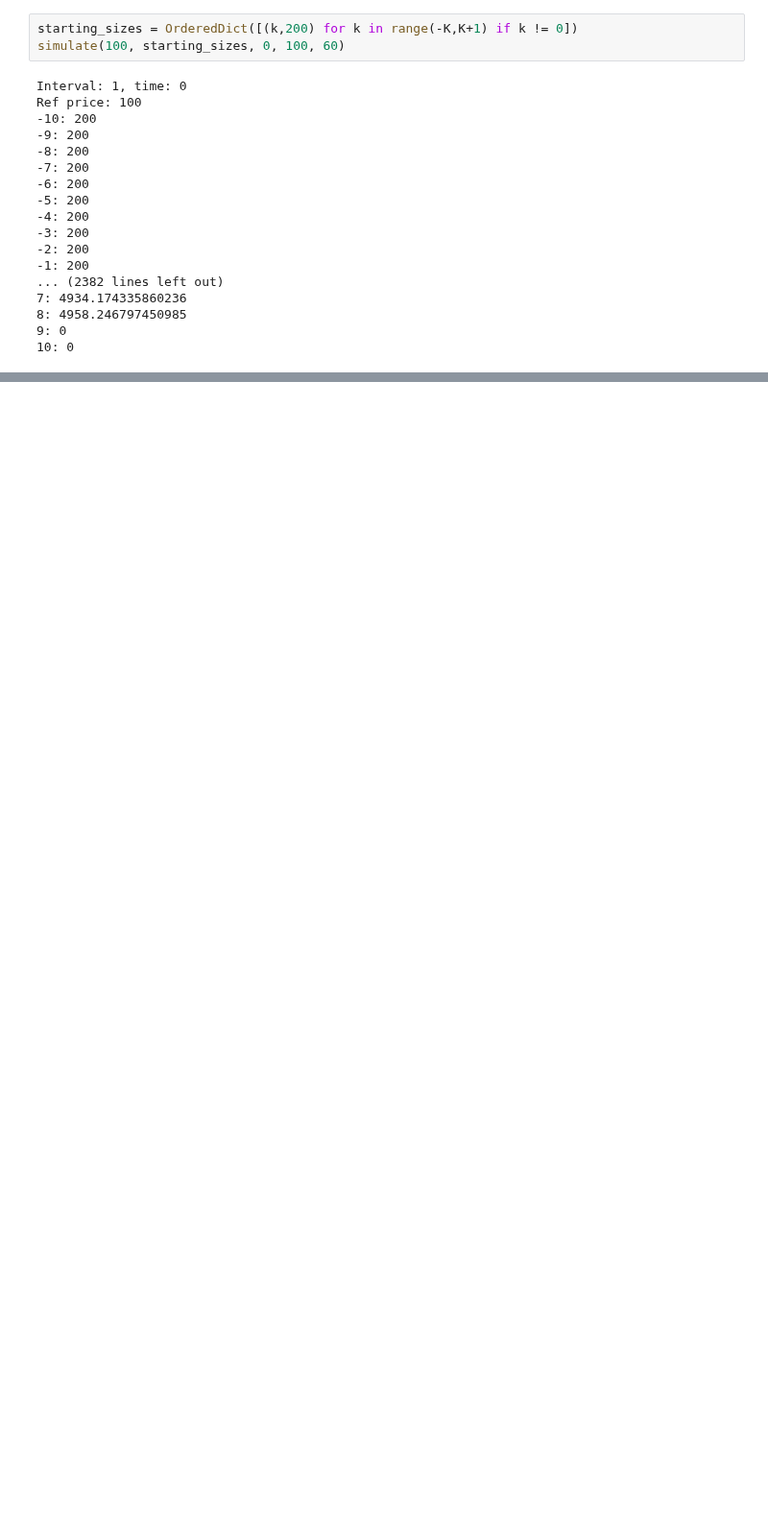
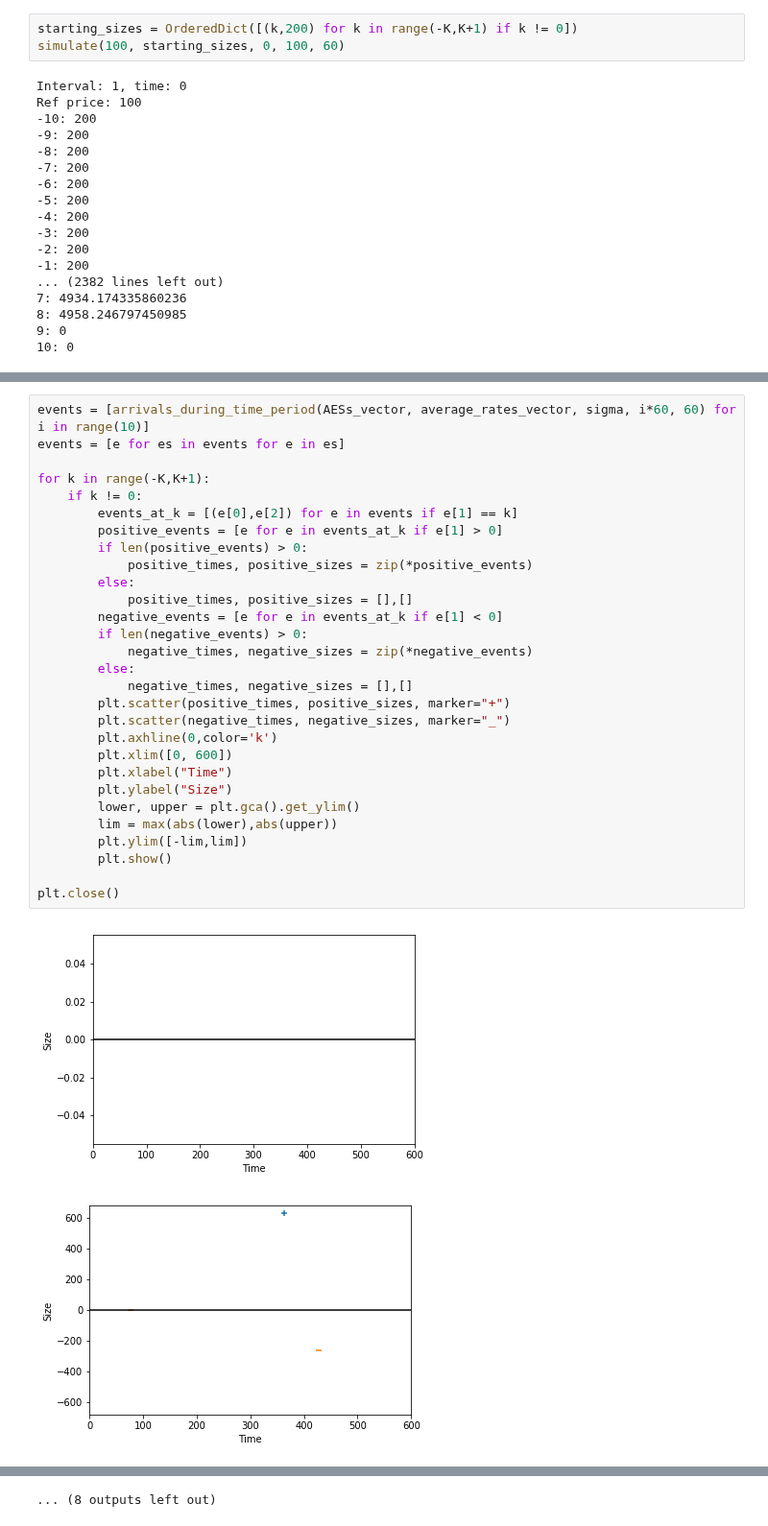
Before and after one commit to aw21/Thesis, a Jupyter notebook: Correlations.ipynb, the cells around one changed output, grey strips where cells are left out. Shown at 96% size. Drawn from its saved outputs; the diff is of its cells as text; blank space fills up the shorter version.

Commit message:
Plotted events

```diff
--- a/Correlations.ipynb
+++ b/Correlations.ipynb
@@ -585,0 +588,32 @@ Ref price: 100
+# %%
+events = [arrivals_during_time_period(AESs_vector, average_rates_vector, sigma, i*60, 60) for i in range(10)]
+events = [e for es in events for e in es]
+
+for k in range(-K,K+1):
+    if k != 0:
+        events_at_k = [(e[0],e[2]) for e in events if e[1] == k]
+        positive_events = [e for e in events_at_k if e[1] > 0]
+        if len(positive_events) > 0:
+            positive_times, positive_sizes = zip(*positive_events)
+        else:
+            positive_times, positive_sizes = [],[]
+        negative_events = [e for e in events_at_k if e[1] < 0]
+        if len(negative_events) > 0:
+            negative_times, negative_sizes = zip(*negative_events)
+        else:
+            negative_times, negative_sizes = [],[]
+        plt.scatter(positive_times, positive_sizes, marker="+")
+        plt.scatter(negative_times, negative_sizes, marker="_")
+        plt.axhline(0,color='k')
+        plt.xlim([0, 600])
+        plt.xlabel("Time")
+        plt.ylabel("Size")
+        lower, upper = plt.gca().get_ylim()
+        lim = max(abs(lower),abs(upper))
+        plt.ylim([-lim,lim])
+        plt.show()
+
+plt.close()
+# %% [output]
+[figure, added]
+[figure, added]
@@ -585,0 +630 @@ Ref price: 100
+... (8 outputs left out)
```
Also changed, not shown: parts of 2 cells of this notebook.
